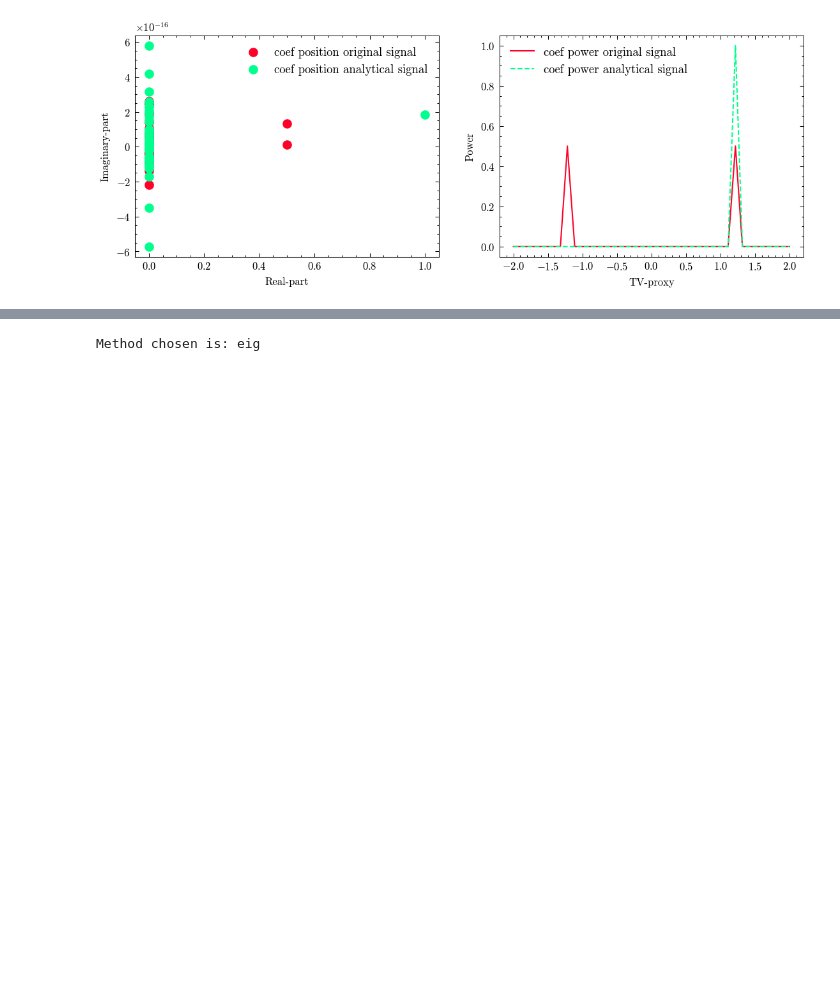
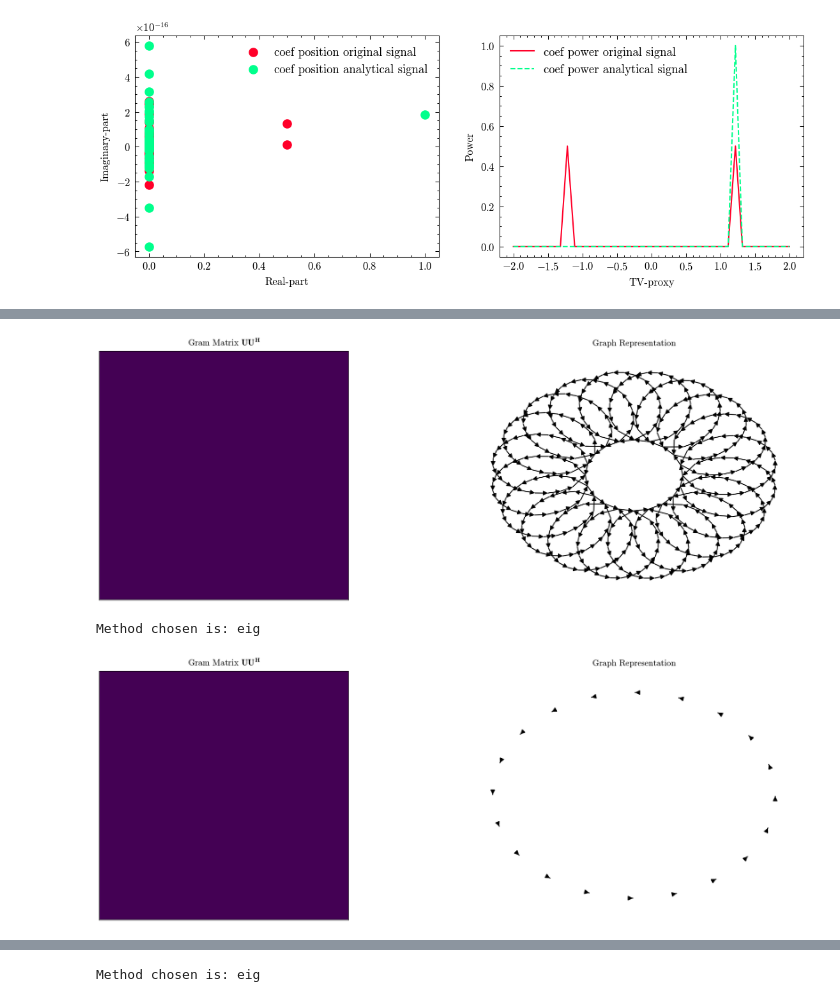
Before and after one commit to MIPLabCH/Graph-Hilbert-Transform, a Jupyter notebook: notebooks/graph_hilbert.ipynb, the cells around one changed output, grey strips where cells are left out. Drawn from its saved outputs; the diff is of its cells as text; code cells hidden in the pictures; blank space fills up the shorter version.

```diff
--- a/notebooks/graph_hilbert.ipynb
+++ b/notebooks/graph_hilbert.ipynb
@@ -501,0 +83,11 @@ graph_signal[xycoords_rank] += manifold_vertdiagonal
+# %%
+newA = jordanzero_destroy.destroy_jordan_blocks(A, prefer_nodes=[0 + Nr * k for k in range(Nc)])
+_, _ = graph_utils.vis_graph(newA, np.zeros((Nr, Nr)), -1, figsize=(15, 5))
+
+N = newA.shape[0]
+L, U, V, Uinv, S, J, Sinv = graph_utils.prep_transform(newA, gso="adj")
+Gnew, _ = graph_utils.vis_graph(np.abs(newA-A), np.zeros((Nr, Nr)), -1, figsize=(15, 5))
+# %% [output]
+[figure, added]
+Method chosen is: eig
+[figure, added]
```
Also changed, not shown: parts of 52 cells of this notebook, 8 other files.
